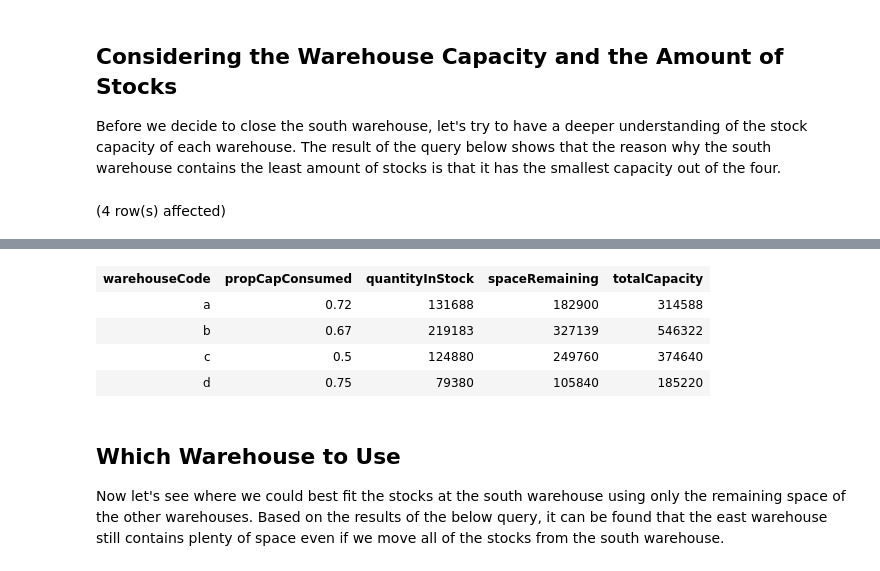
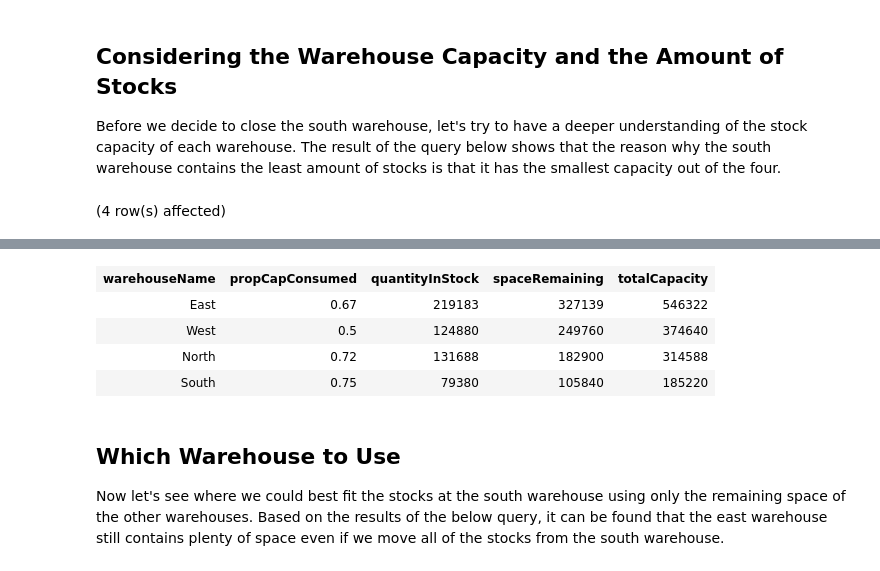
Before and after one commit to fash22/Analyze-Data-in-a-Model-Car-Database-with-MySQL-Workbench, a Jupyter notebook: 01 - Current Inventory.ipynb, the cells around one changed output, grey strips where cells are left out. Drawn from its saved outputs; the diff is of its cells as text; code cells hidden in the pictures.

```diff
--- a/01 - Current Inventory.ipynb
+++ b/01 - Current Inventory.ipynb
@@ -104,14 +102,14 @@ Total execution time: 00:00:01.008
 Before we decide to close the south warehouse, let's try to have a deeper understanding of the stock capacity of each warehouse. The result of the query below shows that the reason why the south warehouse contains the least amount of stocks is that it has the smallest capacity out of the four.
 # %%
 SELECT
-    a.warehouseCode,
-    (b.warehousePctCap / 100) as propCapConsumed,
+    b.warehouseName,
+    ANY_VALUE((b.warehousePctCap / 100)) as propCapConsumed,
     SUM(quantityInStock) as quantityInStock,
-    CAST(ROUND(SUM(quantityInStock) / (b.warehousePctCap / 100)) AS UNSIGNED) as spaceRemaining,
-    SUM(quantityInStock) + CAST(ROUND(SUM(quantityInStock) / (b.warehousePctCap / 100)) AS UNSIGNED) as totalCapacity
+    ANY_VALUE(CAST(ROUND(SUM(quantityInStock) / (b.warehousePctCap / 100)) AS UNSIGNED)) as spaceRemaining,
+    ANY_VALUE(SUM(quantityInStock) + CAST(ROUND(SUM(quantityInStock) / (b.warehousePctCap / 100)) AS UNSIGNED)) as totalCapacity
 FROM mintclassics.products as a
 JOIN mintclassics.warehouses as b ON a.warehouseCode = b.warehouseCode
-GROUP BY warehouseCode
-ORDER BY warehouseCode
+GROUP BY b.warehouseName
+ORDER BY totalCapacity DESC
 # %% [output]
 (4 row(s) affected)
@@ -119,8 +117,8 @@ Total execution time: 00:00:01.013
-| warehouseCode | propCapConsumed | quantityInStock | spaceRemaining | totalCapacity |
-| a | 0.72 | 131688 | 182900 | 314588 |
-| b | 0.67 | 219183 | 327139 | 546322 |
-| c | 0.5 | 124880 | 249760 | 374640 |
-| d | 0.75 | 79380 | 105840 | 185220 |
+| warehouseName | propCapConsumed | quantityInStock | spaceRemaining | totalCapacity |
+| East | 0.67 | 219183 | 327139 | 546322 |
+| West | 0.5 | 124880 | 249760 | 374640 |
+| North | 0.72 | 131688 | 182900 | 314588 |
+| South | 0.75 | 79380 | 105840 | 185220 |
 # %% [markdown]
 ## Which Warehouse to Use
 
```
Also changed, not shown: parts of 7 cells of this notebook, 3 other files.
